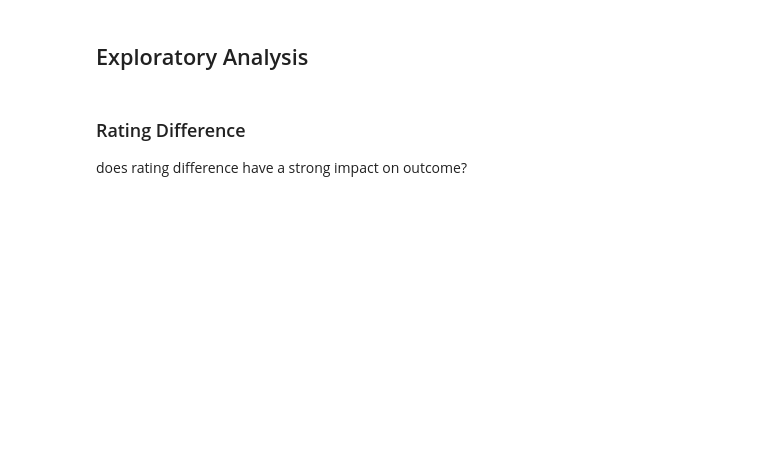
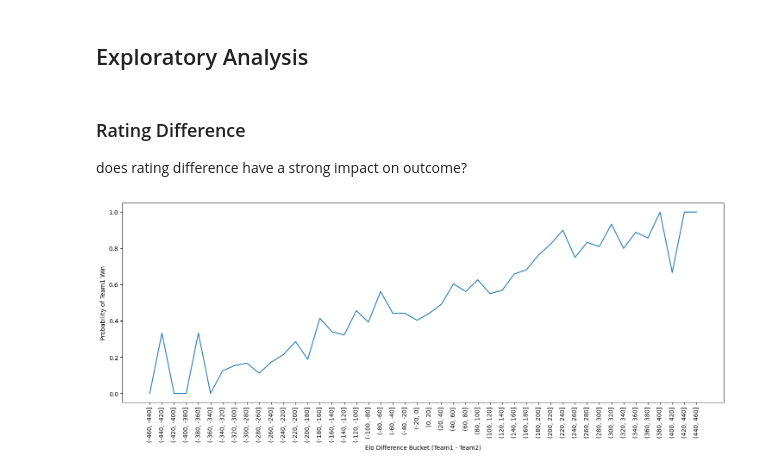
Before and after one commit to zishan044/t20_win_predictor, a Jupyter notebook: notebooks/EDA.ipynb, the cells around one changed output. Saved outputs shown, nothing was run; the diff lists cells and outputs as text; code cells hidden in the pictures; blank space fills up the shorter version.

```diff
--- a/notebooks/EDA.ipynb
+++ b/notebooks/EDA.ipynb
@@ -78,17 +145,20 @@ does rating difference have a strong impact on outcome?
 # %%
 min_elo_diff = df.elo_diff.min()
 max_elo_diff = df.elo_diff.max()
 
 df['team1_win'] = (df['outcome'] == df['team1']).astype(int)
 
 
 df['elo_diff_bucket'] = pd.cut(df['elo_diff'], bins=range(int(min_elo_diff)-20, int(max_elo_diff)+20, 20))
 
 
-prob_by_bucket = df.groupby('elo_diff_bucket').team1_win.mean()
-count_by_bucket = df.groupby('elo_diff_bucket').team1_win.count()
+prob_by_bucket = df.groupby('elo_diff_bucket')['team1_win'].mean()
 
-sns.lineplot(x=df['rating_diff'], y=df['winner'])
-plt.xlabel("Rating Difference (Team1 - Team2)")
+plt.figure(figsize=(18,6))
+sns.lineplot(x=prob_by_bucket.index.astype(str), y=prob_by_bucket.values)
+plt.xticks(rotation=90)
+plt.xlabel("Elo Difference Bucket (Team1 - Team2)")
 plt.ylabel("Probability of Team1 Win")
 plt.show()
+# %% [output]
+[figure, added]
```
Also changed, not shown: parts of 25 cells of this notebook, 1 other file.
